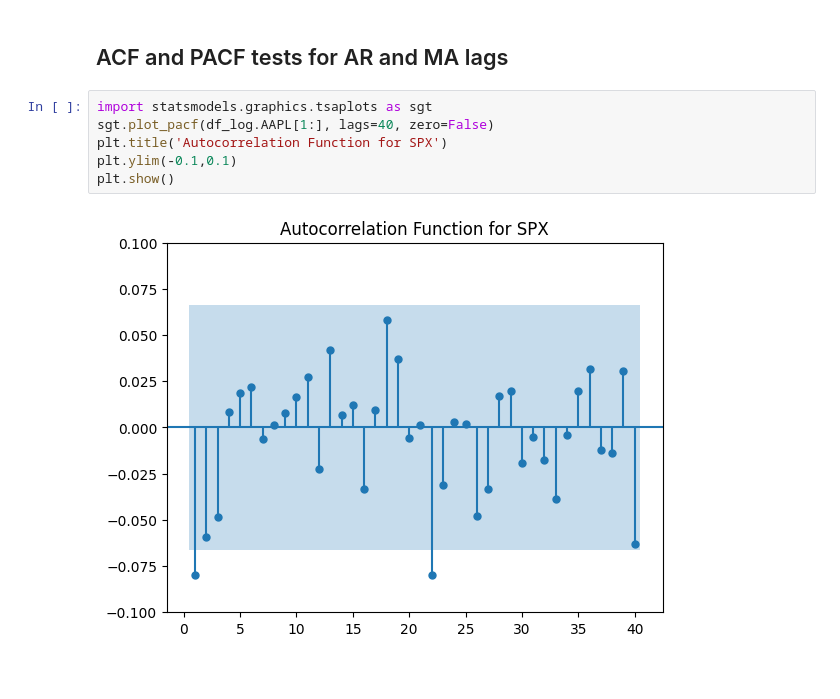
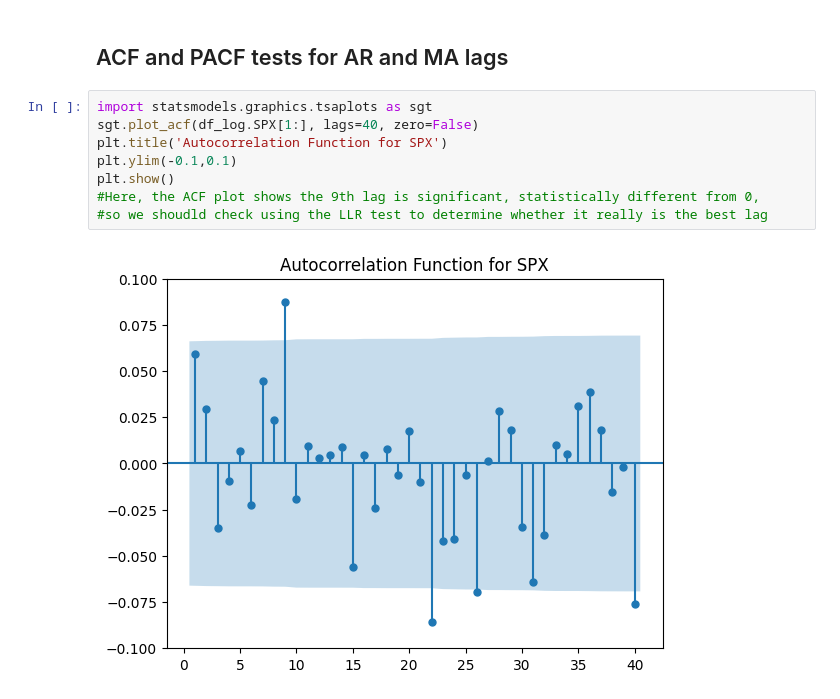
Before and after one commit to hivan04/spx_price_forecast, a Jupyter notebook: model_training.ipynb, the cells around one changed output. Cells and saved outputs as stored; diff of their text form.

```diff
--- a/model_training.ipynb
+++ b/model_training.ipynb
@@ -221,9 +221,11 @@ p-value for NVDA: 0.980913
 ## ACF and PACF tests for AR and MA lags
 # %%
 import statsmodels.graphics.tsaplots as sgt
-sgt.plot_pacf(df_log.AAPL[1:], lags=40, zero=False)
+sgt.plot_acf(df_log.SPX[1:], lags=40, zero=False)
 plt.title('Autocorrelation Function for SPX')
 plt.ylim(-0.1,0.1)
 plt.show()
+#Here, the ACF plot shows the 9th lag is significant, statistically different from 0,
+#so we shoudld check using the LLR test to determine whether it really is the best lag
 # %% [output]
-[figure, old version]
+[figure, new version]
```
Also changed, not shown: parts of 8 cells of this notebook, 1 other file.
